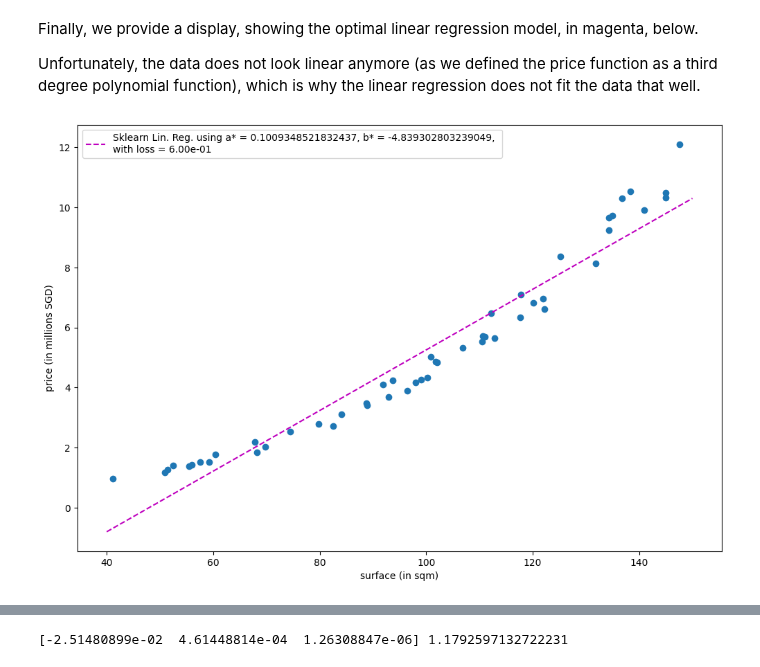
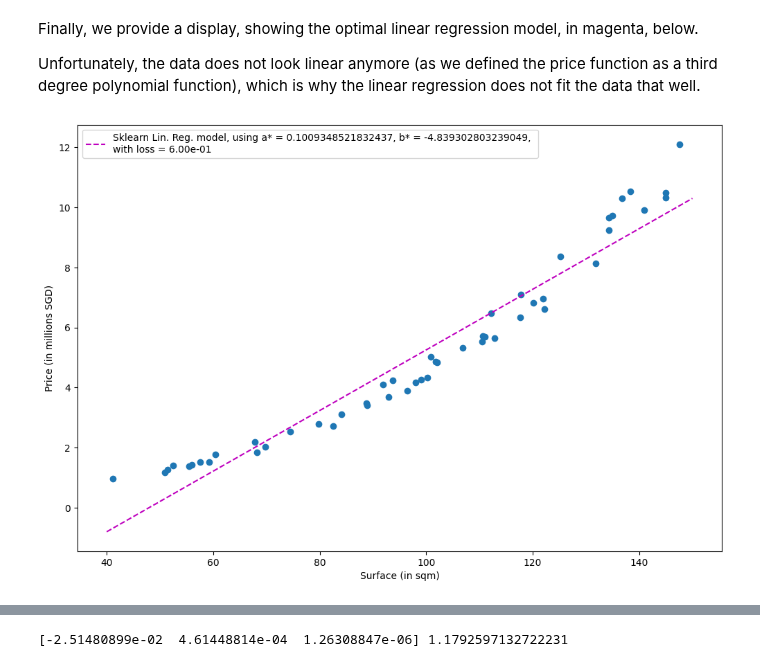
Before and after one commit to matthieudemari/SUTD_DL_50_039, a Jupyter notebook: W1/0. All/Code files/3. Polynomial Regression, Train-Test Splitting and Overfitting-Underfitting.ipynb, the cells around one changed output, grey strips where cells are left out. Saved outputs shown, nothing was run; the diff lists cells and outputs as text; code cells hidden in the pictures.

```diff
--- a/W1/0. All/Code files/3. Polynomial Regression, Train-Test Splitting and Overfitting-Underfitting.ipynb
+++ b/W1/0. All/Code files/3. Polynomial Regression, Train-Test Splitting and Overfitting-Underfitting.ipynb
@@ -95,21 +92,21 @@ Unfortunately, the data does not look linear anymore (as we defined the price fu
 # %%
 # Display dataset
 plt.figure(figsize = (12, 8))
 plt.scatter(inputs, outputs)
-plt.xlabel("surface (in sqm)")
-plt.ylabel("price (in millions SGD)")
+plt.xlabel("Surface (in sqm)")
+plt.ylabel("Price (in millions SGD)")
 
 # Optimal linreg
 linreg_dataset = linreg(a_sk, b_sk, min_surf, max_surf, n_points)
 loss = loss_mse(a_sk, b_sk, inputs, outputs)
-legend = "Sklearn Lin. Reg. using a* = {}, b* = {}, \nwith loss = {}".format(a_sk, b_sk, loss)
+legend = "Sklearn Lin. Reg. model, using a* = {}, b* = {}, \nwith loss = {}".format(a_sk, b_sk, loss)
 plt.plot(get_x_list(linreg_dataset), get_y_list(linreg_dataset), 'm--', label = legend)
 
 # Display
 plt.legend(loc = 'best')
 plt.show()
 # %% [output]
-[figure, old version]
+[figure, new version]
 # %% [markdown]
 ### Polynomial Regression
 
```
Also changed, not shown: parts of 21 cells of this notebook, 4 other files.
